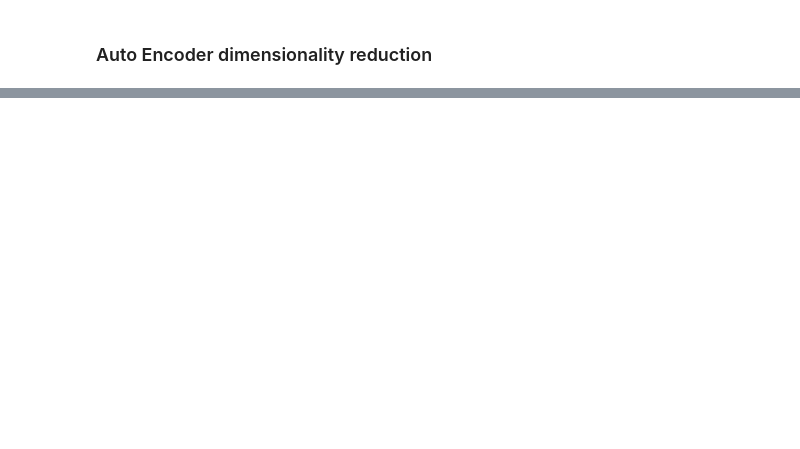
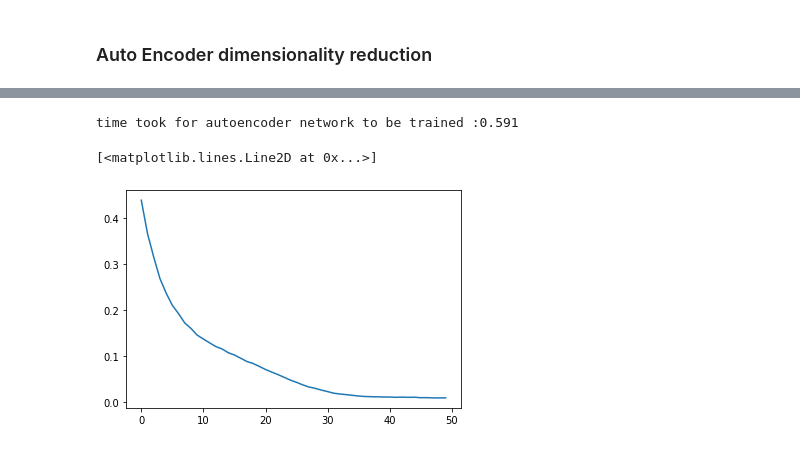
Before and after one commit to zhpinkman/backward-elimination, a Jupyter notebook: reduction.ipynb, the cells around one changed output, grey strips where cells are left out. Drawn from its saved outputs; the diff is of its cells as text; code cells hidden in the pictures; blank space fills up the shorter version.

```diff
--- a/reduction.ipynb
+++ b/reduction.ipynb
@@ -707,2 +801,4 @@ accuracy: 0.837499996026357, loss: 0.48466841379801434
 # %% [markdown]
 ### Auto Encoder dimensionality reduction
+# %%
+sonar_df = pd.read_csv('sonar.all-data', header=None)
@@ -708,0 +839,45 @@ accuracy: 0.837499996026357, loss: 0.48466841379801434
+# %%
+train_df = sonar_df.sample(frac=1)
+
+train_loader = to_dataloader(
+    df=train_df,
+    target_col=60,
+    batch_size=64
+)
+
+auto_encoder_model = AutoEncoder(sonar_df.shape[1] - 1, 50)
+auto_encoder_model.train()
+
+criterion = nn.MSELoss()
+optimizer = optim.Adam(auto_encoder_model.parameters(), lr=0.001)
+# %%
+start_time = time.time()
+epochs = 50
+losses = []
+for epoch in range(epochs):
+    loss = 0
+    for data, _ in train_loader:
+
+        optimizer.zero_grad()
+
+        outputs = auto_encoder_model(data)
+
+        train_loss = criterion(outputs, data)
+
+        train_loss.backward()
+
+        optimizer.step()
+
+        loss += train_loss.item()
+
+    loss = loss / len(train_loader)
+
+#     print("epoch : {}/{}, loss = {:.6f}".format(epoch + 1, epochs, loss))
+    losses.append(loss)
+end_time = time.time()
+print('time took for autoencoder network to be trained :{}'.format(np.round(end_time - start_time, 3)))
+plt.plot(losses)
+# %% [output]
+time took for autoencoder network to be trained :0.591
+[<matplotlib.lines.Line2D at 0x...>]
+[figure, added]
```
Also changed, not shown: parts of 21 cells of this notebook, 1 other file.
